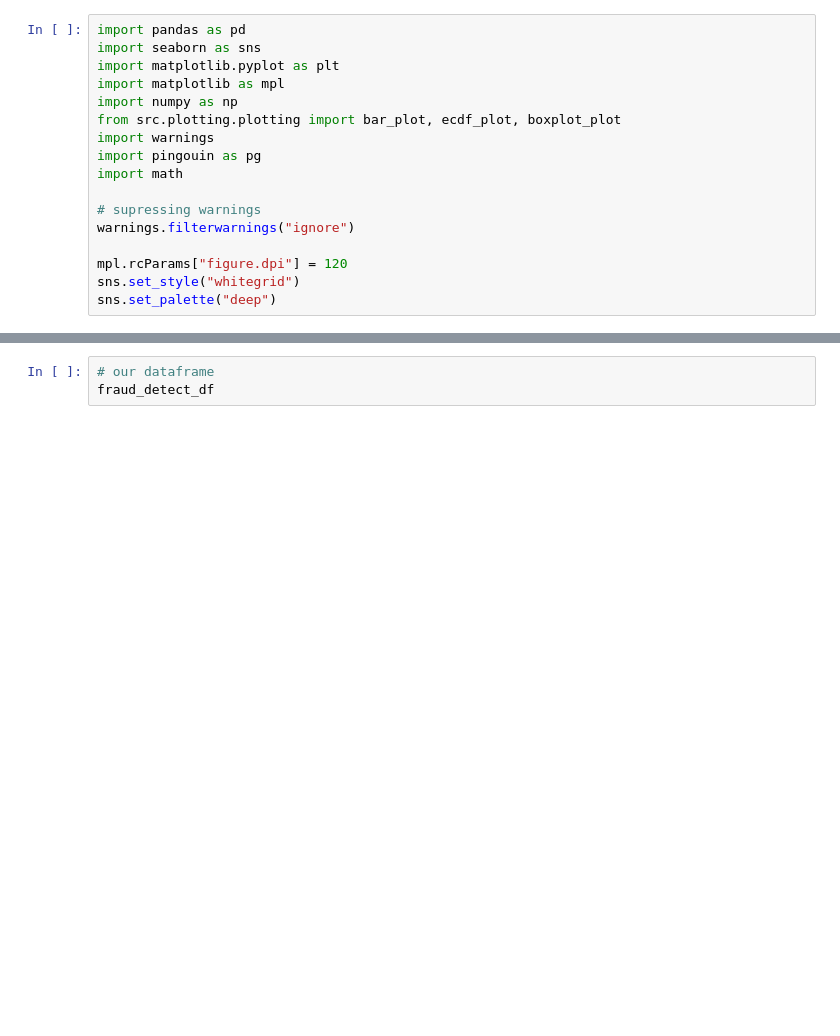
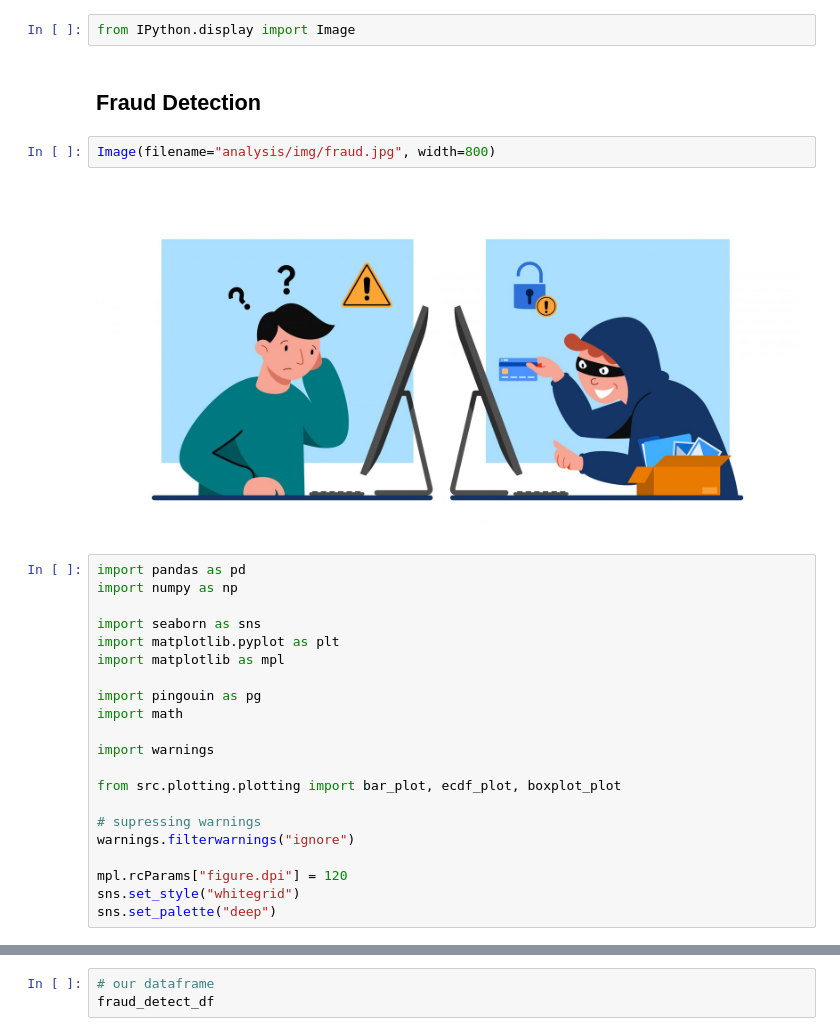
Before and after one commit to LucianoBatista/fraud-detection-classifier, a Jupyter notebook: analysis/second-eda.ipynb, the cells around one changed output, grey strips where cells are left out. Cells and saved outputs as stored; diff of their text form; blank space fills up the shorter version.

```diff
--- a/analysis/second-eda.ipynb
+++ b/analysis/second-eda.ipynb
@@ -1,13 +1,25 @@
+# %%
+from IPython.display import Image
+# %% [markdown]
+## Fraud Detection
+# %%
+Image(filename="analysis/img/fraud.jpg", width=800)
+# %% [output]
+[figure, added]
 # %%
 import pandas as pd
+import numpy as np
+
 import seaborn as sns
 import matplotlib.pyplot as plt
 import matplotlib as mpl
-import numpy as np
-from src.plotting.plotting import bar_plot, ecdf_plot, boxplot_plot
-import warnings
+
 import pingouin as pg
 import math
+
+import warnings
+
+from src.plotting.plotting import bar_plot, ecdf_plot, boxplot_plot
 
 # supressing warnings
 warnings.filterwarnings("ignore")
```
Also changed, not shown: parts of 1 cell of this notebook, 20 other files.
